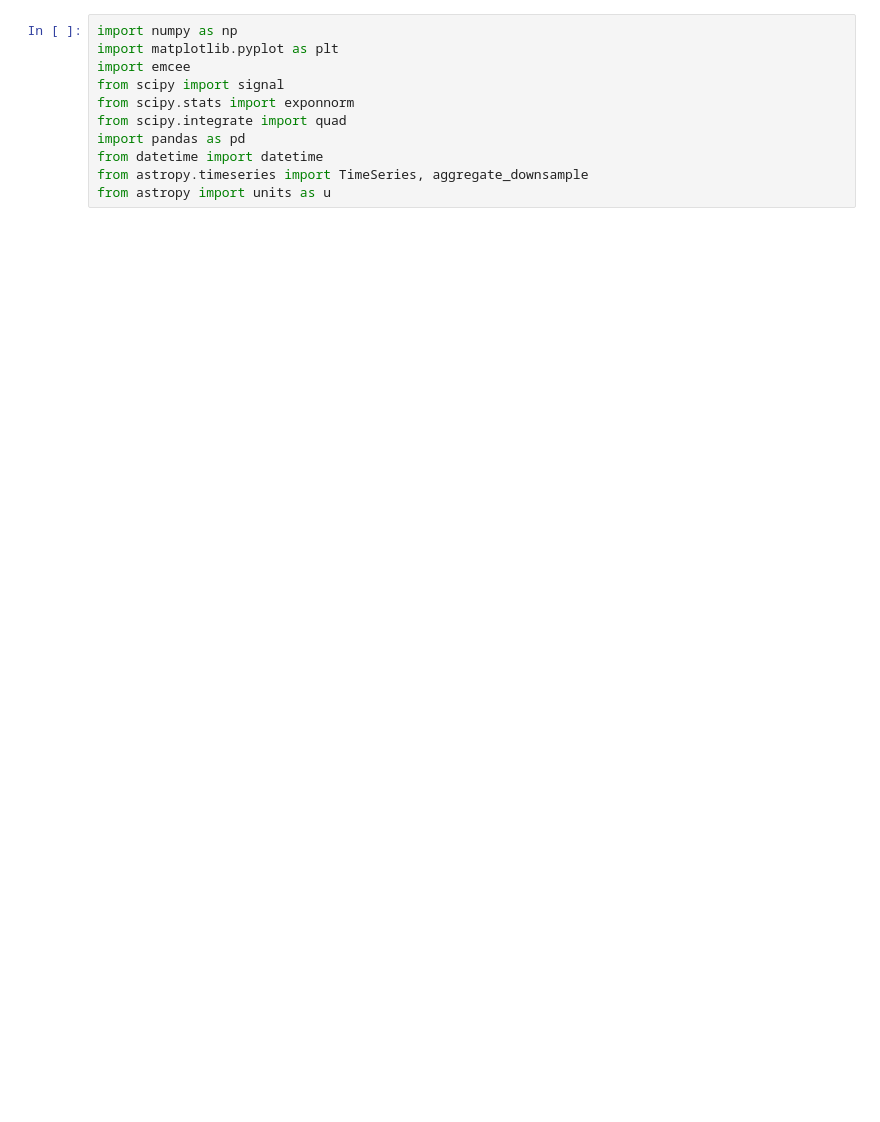
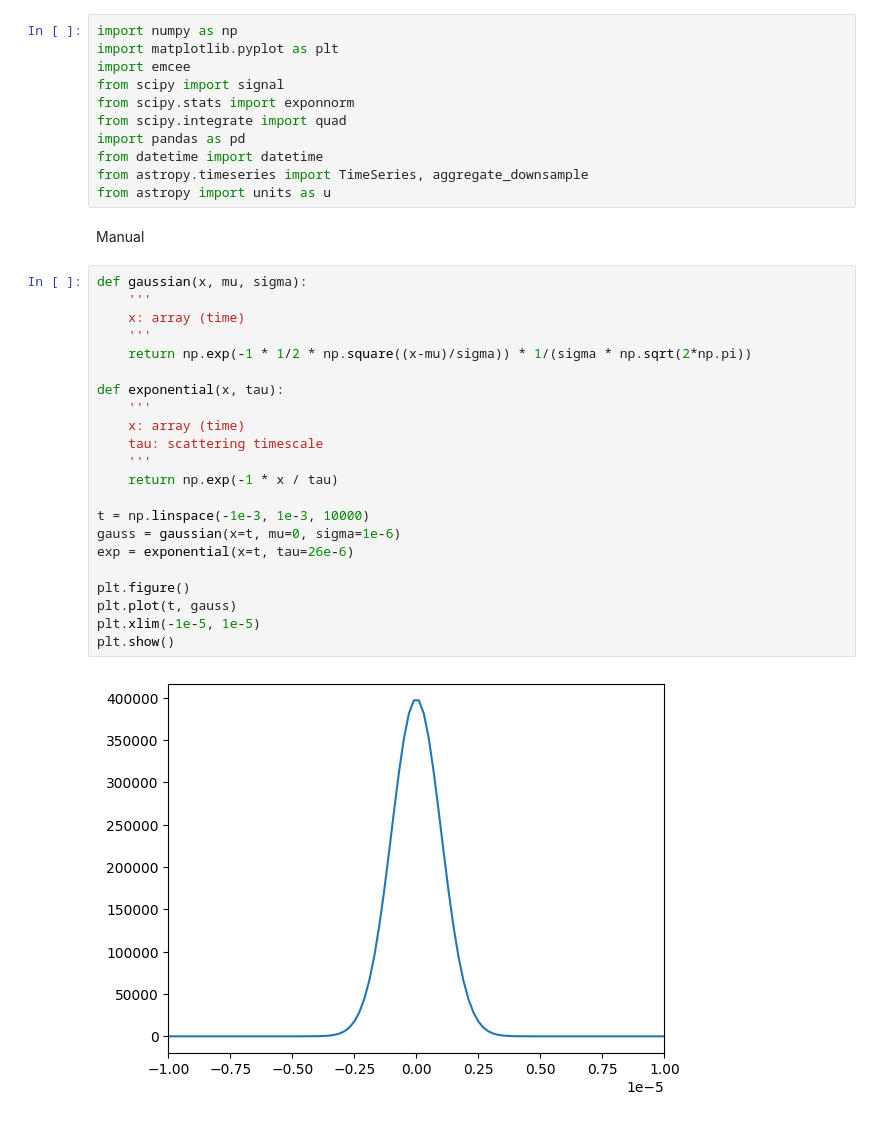
Before and after one commit to meena-seth/sidelobe-flux-calibration, a Jupyter notebook: scattering.ipynb, the cells around one changed output. Saved outputs shown, nothing was run; the diff lists cells and outputs as text; blank space fills up the shorter version.

```diff
--- a/scattering.ipynb
+++ b/scattering.ipynb
@@ -9,3 +9,29 @@ import pandas as pd
 from datetime import datetime
 from astropy.timeseries import TimeSeries, aggregate_downsample
 from astropy import units as u
+# %% [markdown]
+Manual
+# %%
+def gaussian(x, mu, sigma):
+    '''
+    x: array (time)
+    '''
+    return np.exp(-1 * 1/2 * np.square((x-mu)/sigma)) * 1/(sigma * np.sqrt(2*np.pi))
+
+def exponential(x, tau):
+    '''
+    x: array (time)
+    tau: scattering timescale
+    '''
+    return np.exp(-1 * x / tau)
+
+t = np.linspace(-1e-3, 1e-3, 10000)
+gauss = gaussian(x=t, mu=0, sigma=1e-6)
+exp = exponential(x=t, tau=26e-6)
+
+plt.figure()
+plt.plot(t, gauss)
+plt.xlim(-1e-5, 1e-5)
+plt.show()
+# %% [output]
+[figure, added]
```
Also changed, not shown: parts of 6 cells of this notebook, 20 other files.
